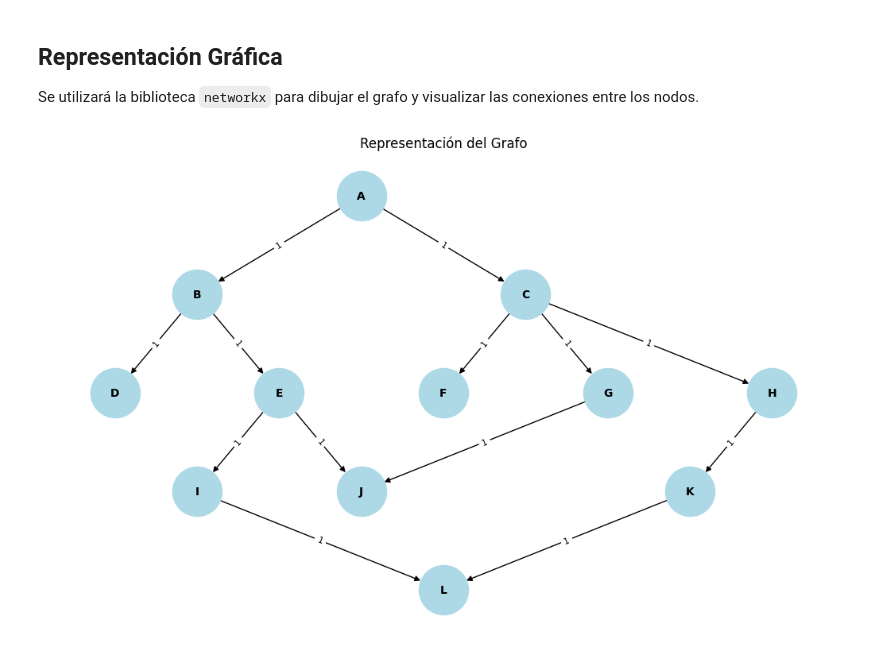
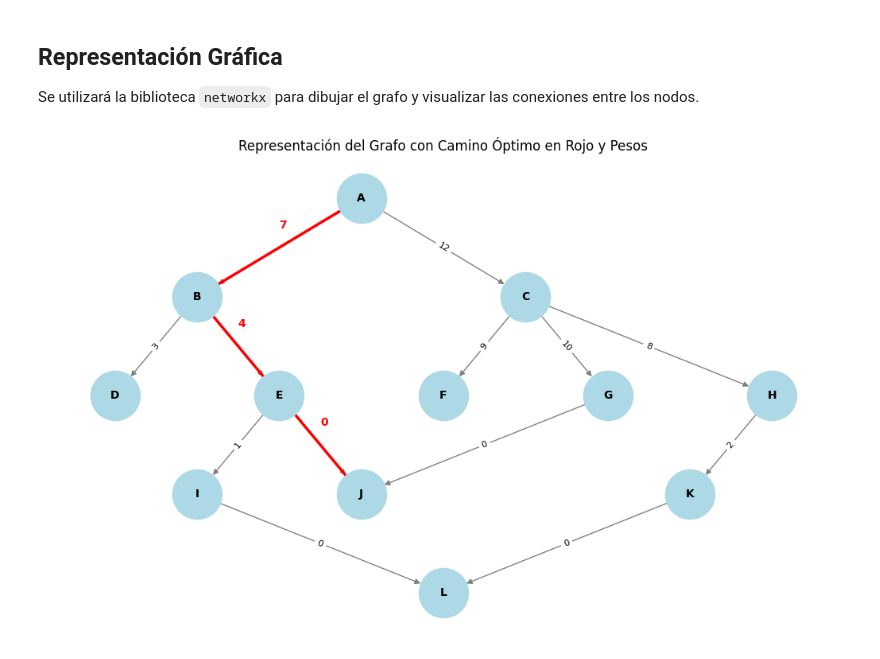
Before and after one commit to RodriiiT/MetodosBusqueda, a Jupyter notebook: metodo_busqueda_A.ipynb, the cells around one changed output. Saved outputs shown, nothing was run; the diff lists cells and outputs as text; code cells hidden in the pictures.

Commit message:
Modificando grafica y añadiendo una imagen

```diff
--- a/metodo_busqueda_A.ipynb
+++ b/metodo_busqueda_A.ipynb
@@ -108,38 +112,68 @@ Se utilizará la biblioteca `networkx` para dibujar el grafo y visualizar las co
 # %%
 import networkx as nx
 import matplotlib.pyplot as plt
 
 #Crear grafo dirigido
 G = nx.DiGraph()
 
-#Agregar nodos y aristas
+#Agregar nodos y aristas con pesos
 aristas = [
-    ('A', 'B', 1), ('A', 'C', 1),
-    ('B', 'D', 1), ('B', 'E', 1),
-    ('C', 'F', 1), ('C', 'G', 1), ('C', 'H', 1),
-    ('E', 'I', 1), ('E', 'J', 1),
-    ('G', 'J', 1), ('H', 'K', 1),
-    ('I', 'L', 1), ('K', 'L', 1)
+    ('A', 'B', 7), ('A', 'C', 12),
+    ('B', 'D', 3), ('B', 'E', 4),
+    ('C', 'F', 9), ('C', 'G', 10), ('C', 'H', 8),
+    ('E', 'I', 1), ('E', 'J', 0),
+    ('G', 'J', 0), ('H', 'K', 2),
+    ('I', 'L', 0), ('K', 'L', 0)
 ]
 
 for origen, destino, peso in aristas:
     G.add_edge(origen, destino, weight=peso)
 
 #Posiciones personalizadas
 pos = {
     'A': (0, 5),
     'B': (-2, 4), 'C': (2, 4),
     'D': (-3, 3), 'E': (-1, 3), 'F': (1, 3), 'G': (3, 3), 'H': (5, 3),
     'I': (-2, 2), 'J': (0, 2), 'K': (4, 2),
     'L': (1, 1)
 }
 
-#Dibujar grafo
+#Definir el camino óptimo
+camino_optimo = [('A', 'B'), ('B', 'E'), ('E', 'J')]
+
+#Filtrar las etiquetas del grafo eliminando las del camino óptimo
+labels = {
+    (u, v): d['weight']
+    for u, v, d in G.edges(data=True)
+    if (u, v) not in camino_optimo
+}
+
+# Dibujar el grafo
 plt.figure(figsize=(10, 6))
-nx.draw(G, pos, with_labels=True, node_size=2000, node_color="lightblue", font_size=10, font_weight="bold")
-labels = nx.get_edge_attributes(G, 'weight')
+nx.draw(
+    G, pos, with_labels=True, node_size=2000, node_color="lightblue",
+    font_size=10, font_weight="bold", edge_color="gray"
+)
+
+#Dibujar las etiquetas restantes (no en el camino rojo)
 nx.draw_networkx_edge_labels(G, pos, edge_labels=labels, font_size=8)
-plt.title("Representación del Grafo")
+
+#Resaltar el camino óptimo en rojo
+nx.draw_networkx_edges(
+    G, pos, edgelist=camino_optimo, edge_color="red", width=2.5
+)
+
+#Dibujar etiquetas de peso específicas para el camino óptimo
+for origen, destino in camino_optimo:
+    x_origen, y_origen = pos[origen]
+    x_destino, y_destino = pos[destino]
+    peso = G[origen][destino]['weight']
+    x_label = (x_origen + x_destino) / 2
+    y_label = (y_origen + y_destino) / 2 + 0.2  #Subir la posición de la etiqueta
+    plt.text(x_label, y_label, str(peso), color="red", fontweight="bold", fontsize=10)
+
+#Título
+plt.title("Representación del Grafo con Camino Óptimo en Rojo y Pesos")
 plt.show()
 # %% [output]
-[figure, old version]
+[figure, new version]
```
Also changed, not shown: parts of 2 cells of this notebook, 1 other file.
